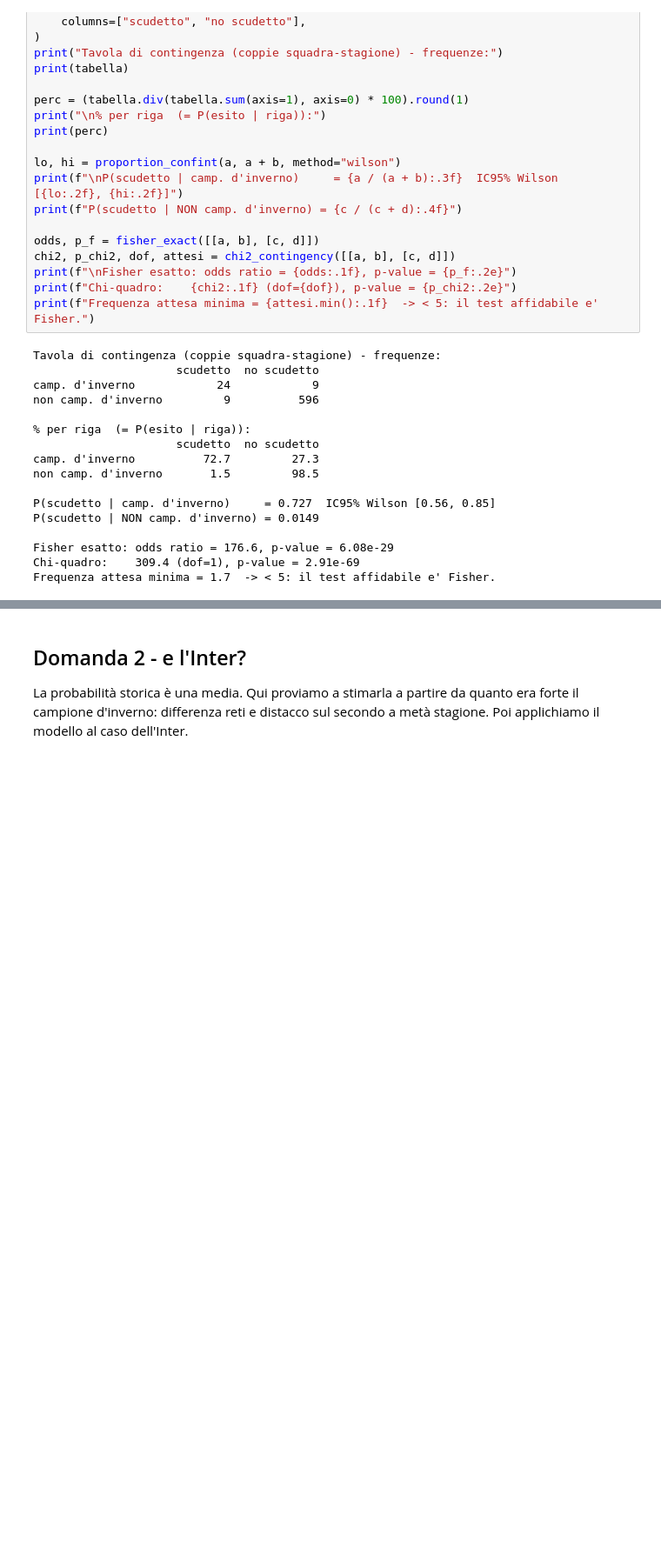
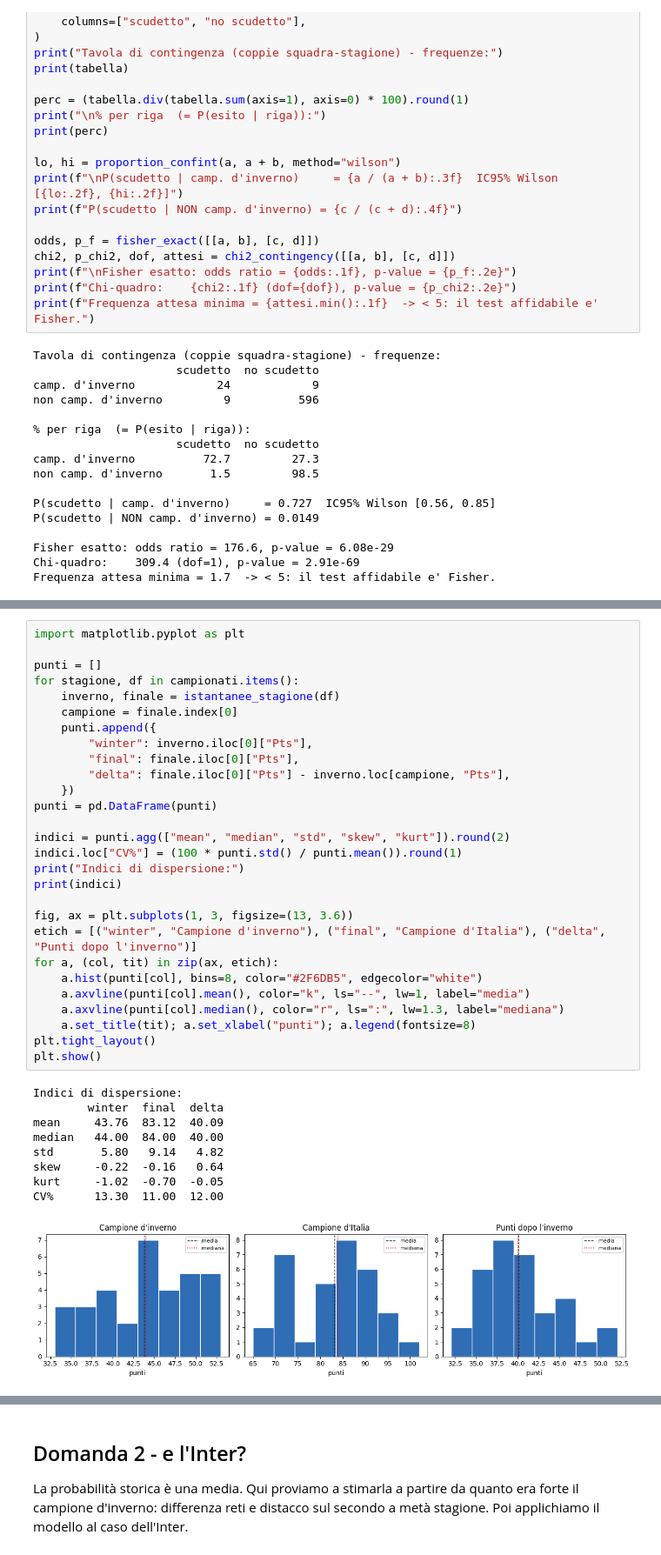
Before and after one commit to martinocrippa/statsXSerieA, a Jupyter notebook: analisi/probScudettoSeCampioneInverno.ipynb, the cells around one changed output, grey strips where cells are left out. Shown at 87% size. Saved outputs shown, nothing was run; the diff lists cells and outputs as text; blank space fills up the shorter version.

```diff
--- a/analisi/probScudettoSeCampioneInverno.ipynb
+++ b/analisi/probScudettoSeCampioneInverno.ipynb
@@ -223,0 +236,38 @@ Frequenza attesa minima = 1.7  -> < 5: il test affidabile e' Fisher.
+# %%
+import matplotlib.pyplot as plt
+
+punti = []
+for stagione, df in campionati.items():
+    inverno, finale = istantanee_stagione(df)
+    campione = finale.index[0]
+    punti.append({
+        "winter": inverno.iloc[0]["Pts"],
+        "final": finale.iloc[0]["Pts"],
+        "delta": finale.iloc[0]["Pts"] - inverno.loc[campione, "Pts"],
+    })
+punti = pd.DataFrame(punti)
+
+indici = punti.agg(["mean", "median", "std", "skew", "kurt"]).round(2)
+indici.loc["CV%"] = (100 * punti.std() / punti.mean()).round(1)
+print("Indici di dispersione:")
+print(indici)
+
+fig, ax = plt.subplots(1, 3, figsize=(13, 3.6))
+etich = [("winter", "Campione d'inverno"), ("final", "Campione d'Italia"), ("delta", "Punti dopo l'inverno")]
+for a, (col, tit) in zip(ax, etich):
+    a.hist(punti[col], bins=8, color="#2F6DB5", edgecolor="white")
+    a.axvline(punti[col].mean(), color="k", ls="--", lw=1, label="media")
+    a.axvline(punti[col].median(), color="r", ls=":", lw=1.3, label="mediana")
+    a.set_title(tit); a.set_xlabel("punti"); a.legend(fontsize=8)
+plt.tight_layout()
+plt.show()
+# %% [output]
+Indici di dispersione:
+        winter  final  delta
+mean     43.76  83.12  40.09
+median   44.00  84.00  40.00
+std       5.80   9.14   4.82
+skew     -0.22  -0.16   0.64
+kurt     -1.02  -0.70  -0.05
+CV%      13.30  11.00  12.00
+[figure, added]
```
Also changed, not shown: parts of 13 cells of this notebook, 16 other files.
